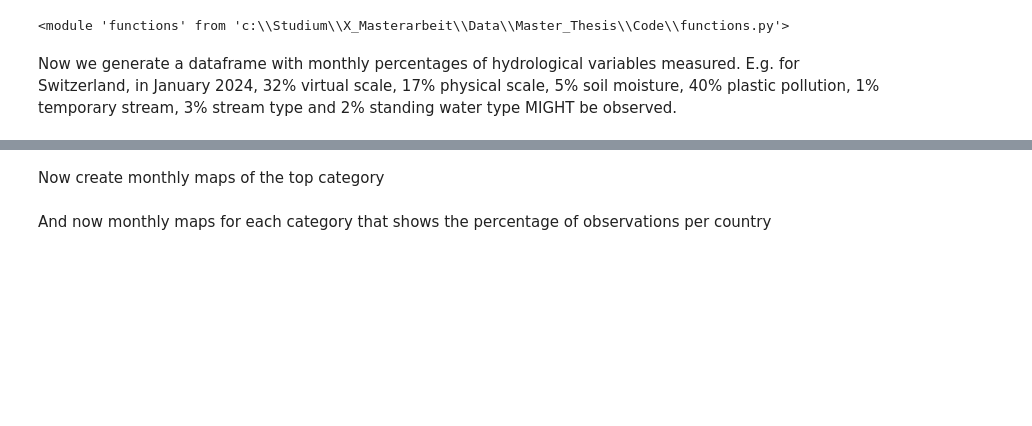
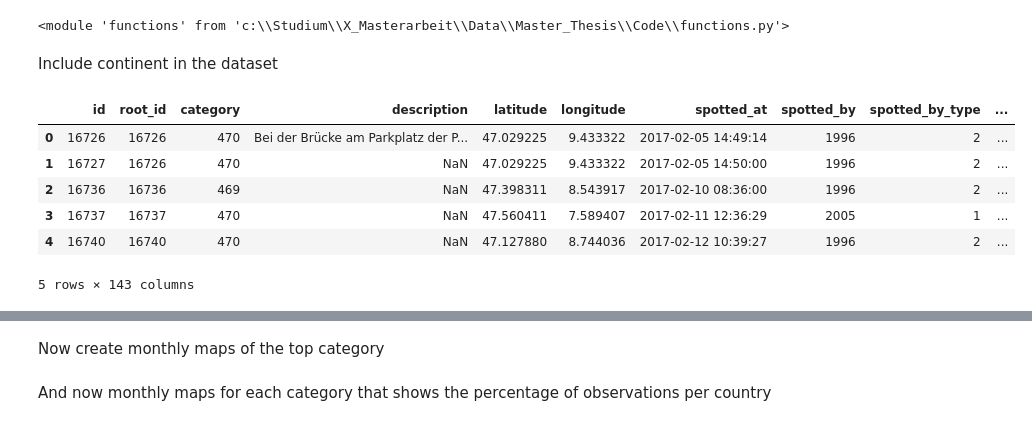
Before and after one commit to yannicknicolaswirz/Master_Thesis, a Jupyter notebook: Code/Part1_Categories.ipynb, the cells around one changed output, grey strips where cells are left out. Saved outputs shown, nothing was run; the diff lists cells and outputs as text; code cells hidden in the pictures; blank space fills up the shorter version.

```diff
--- a/Code/Part1_Categories.ipynb
+++ b/Code/Part1_Categories.ipynb
@@ -48,5 +48,3 @@ import pycountry_convert as pc
 importlib.reload(own)
 # %% [output]
 <module 'functions' from 'c:\\Studium\\X_Masterarbeit\\Data\\Master_Thesis\\Code\\functions.py'>
-# %% [markdown]
-Now we generate a dataframe with monthly percentages of hydrological variables measured. E.g. for Switzerland, in January 2024, 32% virtual scale, 17% physical scale, 5% soil moisture, 40% plastic pollution, 1% temporary stream, 3% stream type and 2% standing water type MIGHT be observed.
@@ -118,0 +51,18 @@ category_percentages_full["ISO_A3"] = category_percentages_full["Country"].apply
+# %% [markdown]
+Include continent in the dataset
+# %%
+df = pd.read_csv("../CWData_clean7.csv")
+df["year_month"] = pd.to_datetime(df["year_month"]).dt.to_period("M")
+world = gpd.read_file("../Borders/ne_110m_admin_0_countries/ne_110m_admin_0_countries.shp", engine="fiona")
+continent_lookup = world[["NAME", "CONTINENT"]].rename(columns={"NAME": "Country"})
+df = df.merge(continent_lookup, on="Country", how="left")
+df = df.rename(columns={"CONTINENT": "Continent"})
+df.head()
+# %% [output]
+|  | id | root_id | category | description | latitude | longitude | spotted_at | spotted_by | spotted_by_type | ... |
+| 0 | 16726 | 16726 | 470 | Bei der Brücke am Parkplatz der P... | 47.029225 | 9.433322 | 2017-02-05 14:49:14 | 1996 | 2 | ... |
+| 1 | 16727 | 16726 | 470 | NaN | 47.029225 | 9.433322 | 2017-02-05 14:50:00 | 1996 | 2 | ... |
+| 2 | 16736 | 16736 | 469 | NaN | 47.398311 | 8.543917 | 2017-02-10 08:36:00 | 1996 | 2 | ... |
+| 3 | 16737 | 16737 | 470 | NaN | 47.560411 | 7.589407 | 2017-02-11 12:36:29 | 2005 | 1 | ... |
+| 4 | 16740 | 16740 | 470 | NaN | 47.127880 | 8.744036 | 2017-02-12 10:39:27 | 1996 | 2 | ... |
+5 rows × 143 columns
```
Also changed, not shown: parts of 11 cells of this notebook, 34 other files.
